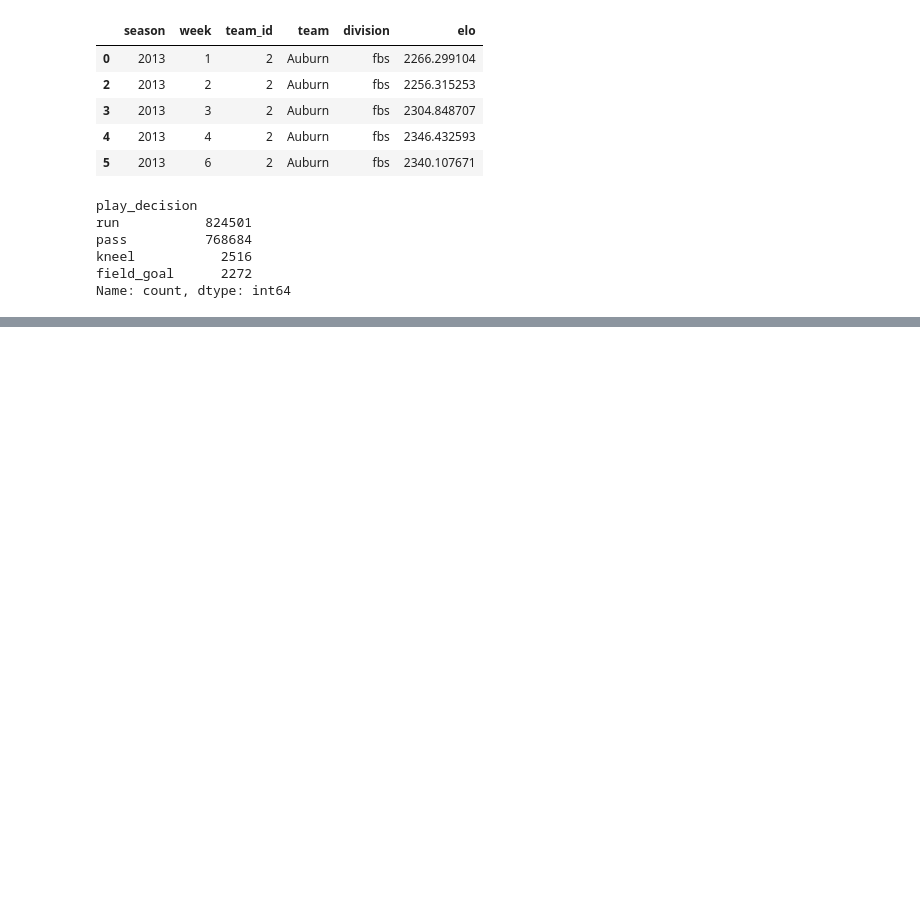
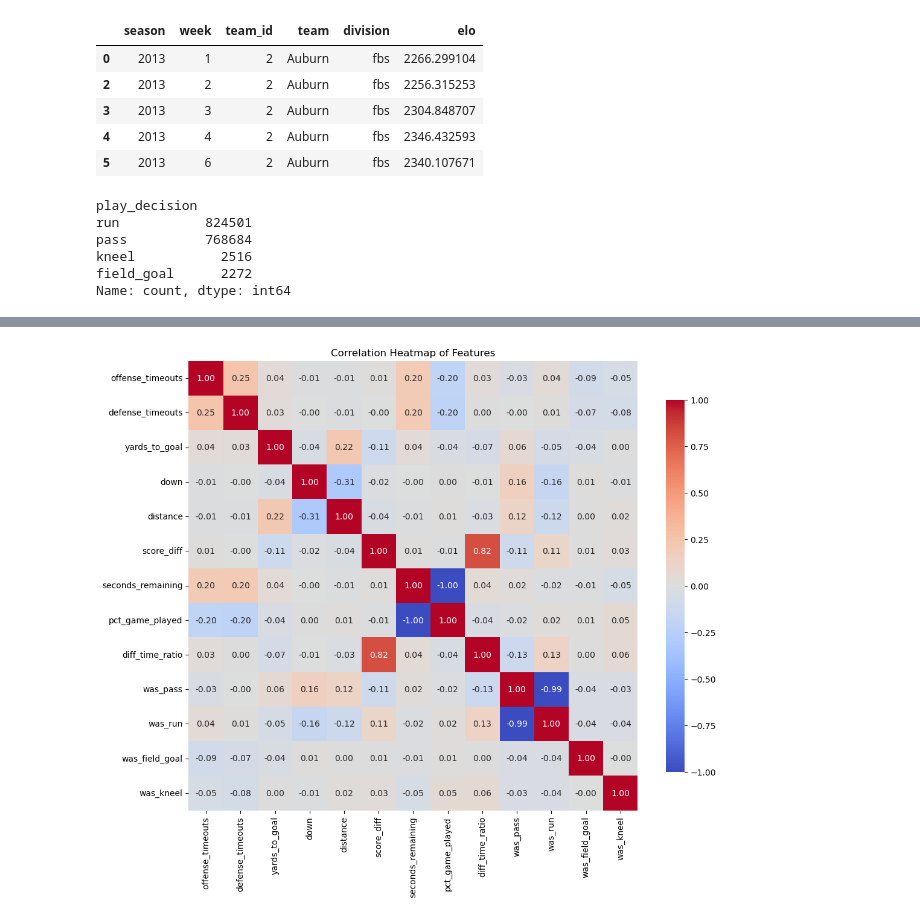
Before and after one commit to lneuendorf/cfb-win-probability, a Jupyter notebook: notebooks/first_3_downs_decision.ipynb, the cells around one changed output, grey strips where cells are left out. Saved outputs shown, nothing was run; the diff lists cells and outputs as text; code cells hidden in the pictures; blank space fills up the shorter version.

Commit message:
starting downs 1-3 decision model

```diff
--- a/notebooks/first_3_downs_decision.ipynb
+++ b/notebooks/first_3_downs_decision.ipynb
@@ -294,0 +373,16 @@ Name: count, dtype: int64
+# %%
+# correlation heatmap
+plt.figure(figsize=(12, 10))
+sns.heatmap(
+    decisions[feature_names + ['was_pass', 'was_run', 'was_field_goal', 'was_kneel']].corr(),
+    annot=True,
+    fmt=".2f",
+    cmap='coolwarm',
+    center=0,
+    square=True,
+    cbar_kws={"shrink": .8}
+)
+plt.title('Correlation Heatmap of Features')
+plt.show()
+# %% [output]
+[figure, added]
```
Also changed, not shown: parts of 11 cells of this notebook.
